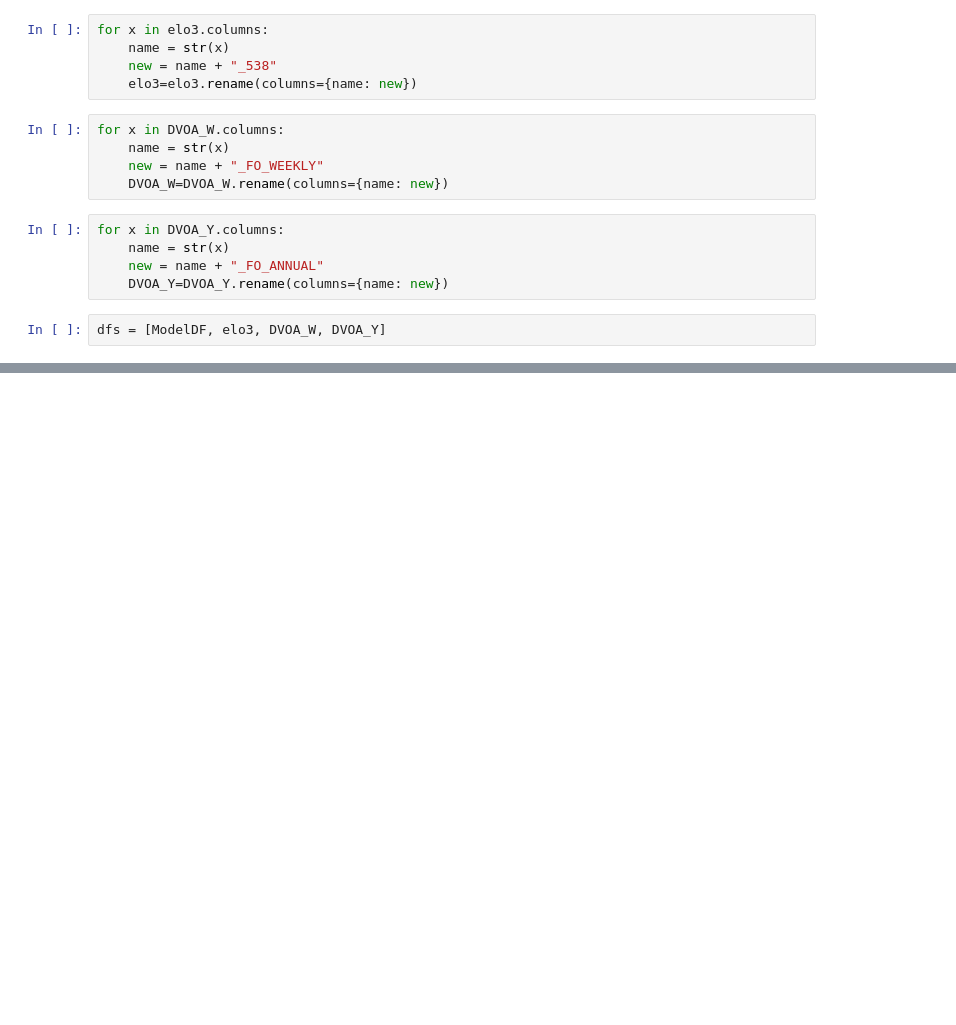
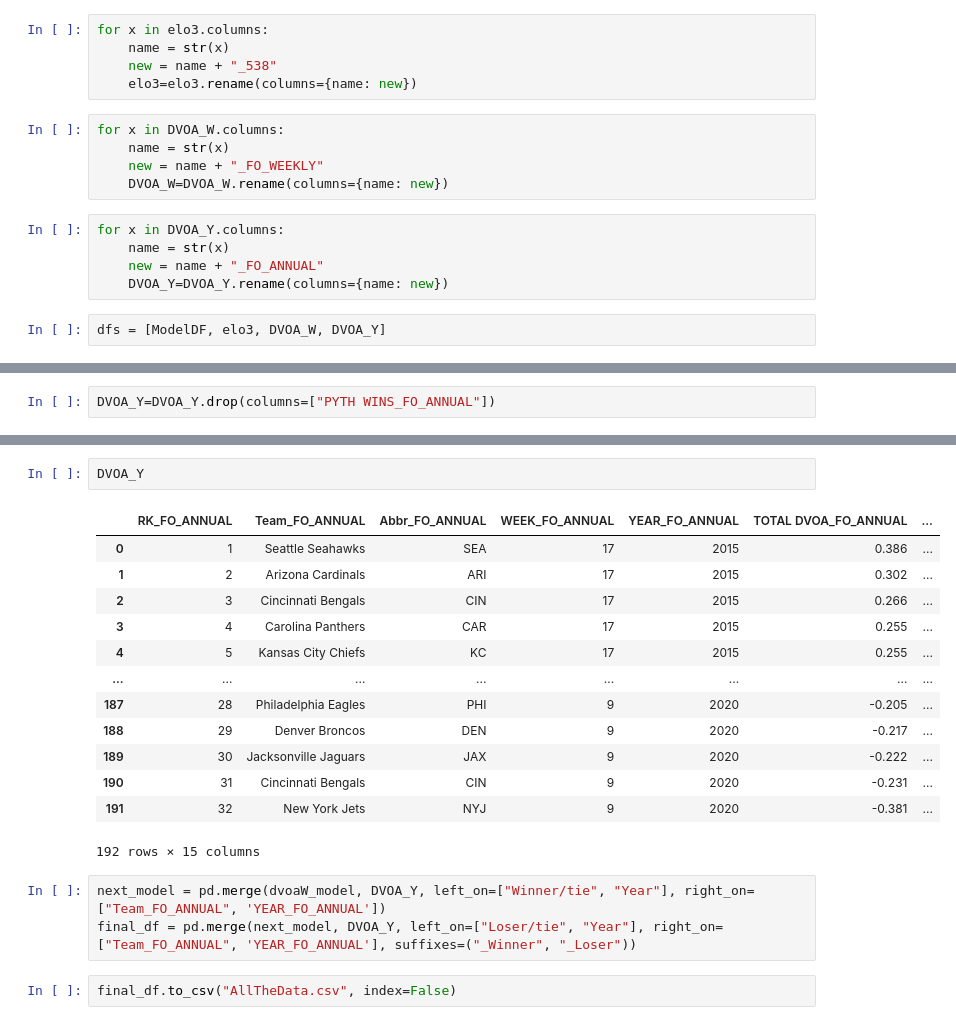
Before and after one commit to adithyav09/NFL-Big-Data-Bowl-2021.github.io, a Jupyter notebook: Untitled.ipynb, the cells around one changed output, grey strips where cells are left out. Cells and saved outputs as stored; diff of their text form; blank space fills up the shorter version.

Commit message:
final data with all features

```diff
--- a/Untitled.ipynb
+++ b/Untitled.ipynb
@@ -1148,0 +1285,2 @@ dfs = [ModelDF, elo3, DVOA_W, DVOA_Y]
+# %%
+DVOA_Y=DVOA_Y.drop(columns=["PYTH WINS_FO_ANNUAL"])
@@ -1149,3 +1302,24 @@ dfs = [ModelDF, elo3, DVOA_W, DVOA_Y]
+# %%
+DVOA_Y
+# %% [output]
+|  | RK_FO_ANNUAL | Team_FO_ANNUAL | Abbr_FO_ANNUAL | WEEK_FO_ANNUAL | YEAR_FO_ANNUAL | TOTAL DVOA_FO_ANNUAL | ... |
+| 0 | 1 | Seattle Seahawks | SEA | 17 | 2015 | 0.386 | ... |
+| 1 | 2 | Arizona Cardinals | ARI | 17 | 2015 | 0.302 | ... |
+| 2 | 3 | Cincinnati Bengals | CIN | 17 | 2015 | 0.266 | ... |
+| 3 | 4 | Carolina Panthers | CAR | 17 | 2015 | 0.255 | ... |
+| 4 | 5 | Kansas City Chiefs | KC | 17 | 2015 | 0.255 | ... |
+| ... | ... | ... | ... | ... | ... | ... | ... |
+| 187 | 28 | Philadelphia Eagles | PHI | 9 | 2020 | -0.205 | ... |
+| 188 | 29 | Denver Broncos | DEN | 9 | 2020 | -0.217 | ... |
+| 189 | 30 | Jacksonville Jaguars | JAX | 9 | 2020 | -0.222 | ... |
+| 190 | 31 | Cincinnati Bengals | CIN | 9 | 2020 | -0.231 | ... |
+| 191 | 32 | New York Jets | NYJ | 9 | 2020 | -0.381 | ... |
+192 rows × 15 columns
+# %%
+next_model = pd.merge(dvoaW_model, DVOA_Y, left_on=["Winner/tie", "Year"], right_on=["Team_FO_ANNUAL", 'YEAR_FO_ANNUAL'])
+final_df = pd.merge(next_model, DVOA_Y, left_on=["Loser/tie", "Year"], right_on=["Team_FO_ANNUAL", 'YEAR_FO_ANNUAL'], suffixes=("_Winner", "_Loser"))
+# %%
+final_df.to_csv("AllTheData.csv", index=False)
 # %%
 !git status
 # %% [output]
```
Also changed, not shown: parts of 30 cells of this notebook, 1 other file.
